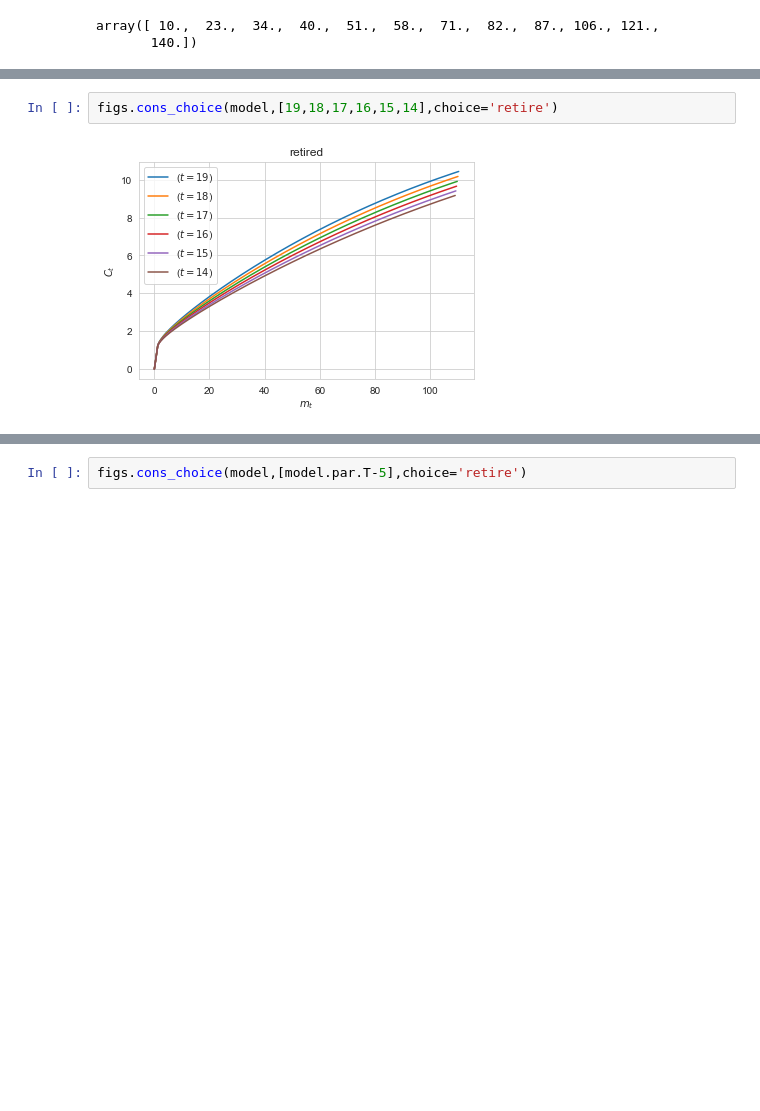
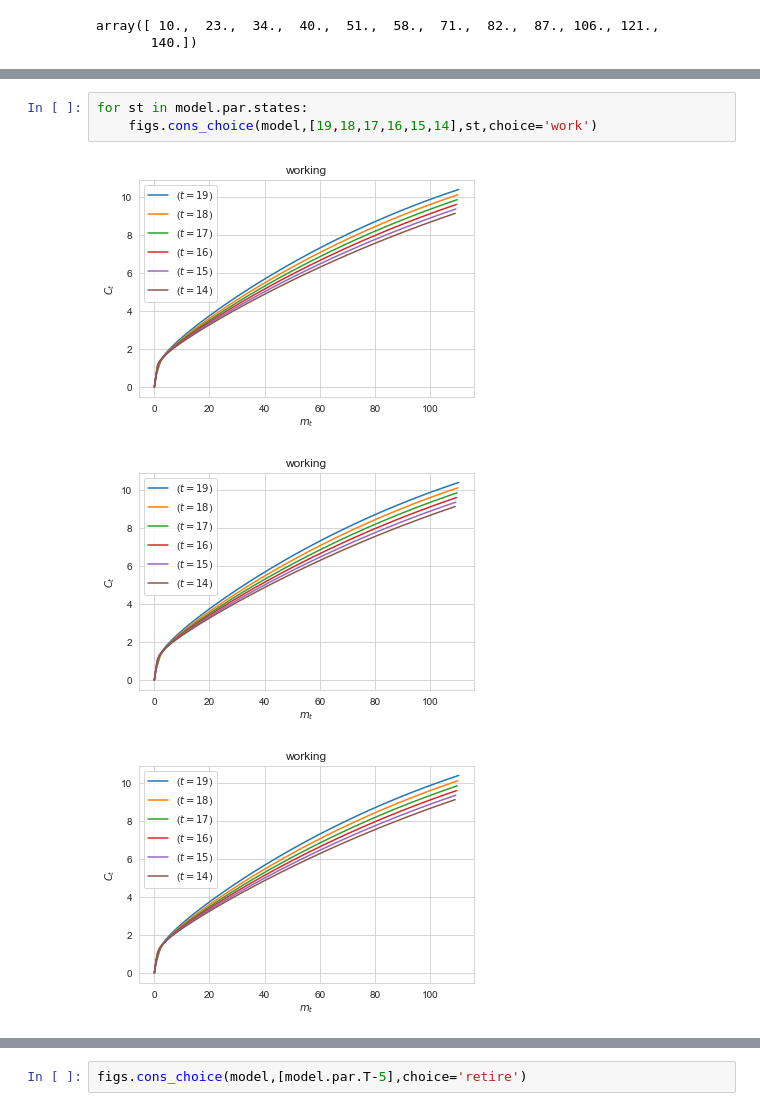
Before and after one commit to mathiassunesen/Speciale_retirement, a Jupyter notebook: Main/Frederik.ipynb, the cells around one changed output, grey strips where cells are left out. Cells and saved outputs as stored; diff of their text form; blank space fills up the shorter version.

```diff
--- a/Main/Frederik.ipynb
+++ b/Main/Frederik.ipynb
@@ -82,4 +120,7 @@ plt.plot(transitions.age(np.arange(12)),rr)
 # %%
-figs.cons_choice(model,[19,18,17,16,15,14],choice='retire')
+for st in model.par.states:
+    figs.cons_choice(model,[19,18,17,16,15,14],st,choice='work')
 # %% [output]
-[figure, old version]
+[figure, new version]
+[figure, added]
+[figure, added]
```
Also changed, not shown: parts of 15 cells of this notebook, 8 other files.
